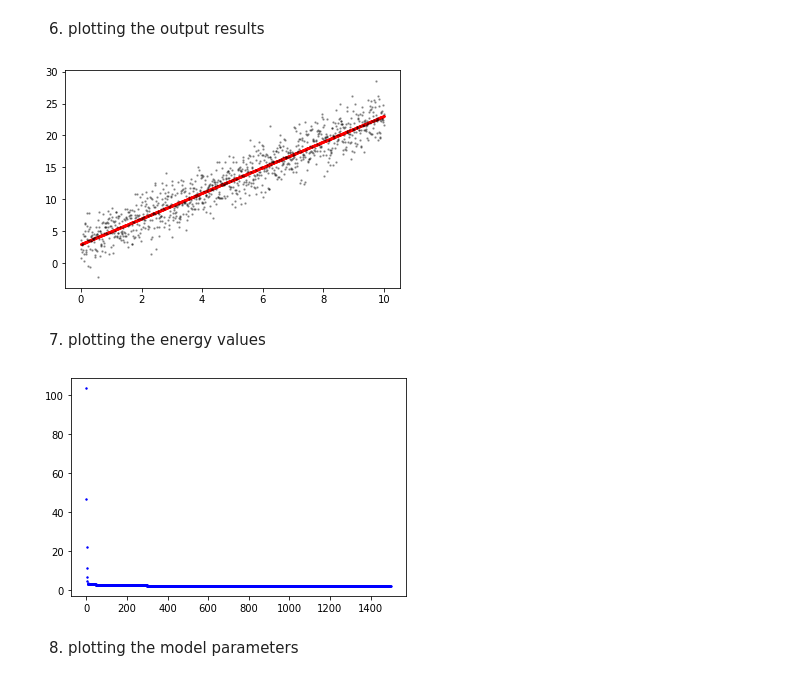
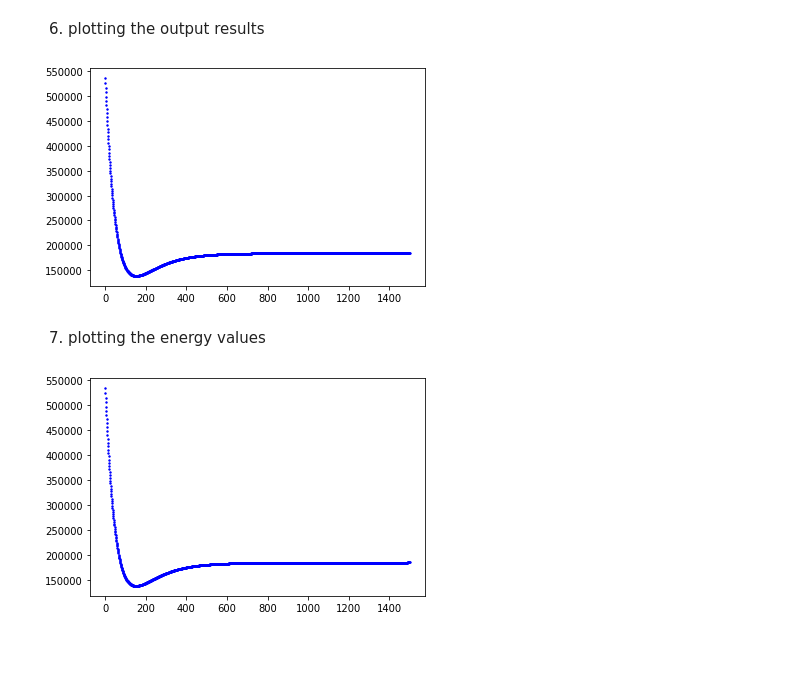
Before and after one commit to wseungjin/class-MachineLearning, a Jupyter notebook: 04/assignment04.ipynb, the cells around one changed output. Drawn from its saved outputs; the diff is of its cells as text; code cells hidden in the pictures; blank space fills up the shorter version.

```diff
--- a/04/assignment04.ipynb
+++ b/04/assignment04.ipynb
@@ -77,56 +77,45 @@ with open('data_test.csv', newline='') as myfile:
 # %% [markdown]
 4. Processing Gradient decent(training)
 # %%
-lr=0.001 #learning Rate
+lr=0.0000001 #learning Rate
 
 W=np.random.randn(4)*0.1
 W=W.reshape(4,1)
 
 W_=np.zeros((4,1))
 
+train_X=train_X.T
+train_Y=train_Y.T
 
-
-train_X=train_X.reshape(4,300)
-train_Y=train_Y.reshape(1,300)
-
-test_X=test_X.reshape(4,300)
-test_Y=test_Y.reshape(1,300)
-
-print(train_X.shape)
-print(train_Y.shape)
-
-print(W.shape)
-print(W_.shape)
-
-print(W.T.shape)
+test_X=test_X.T
+test_Y=test_Y.T
 
 for iter in range(epoch):
 
-
     #calculate the train loss
-    loss=(np.dot(W.T,train_X)-train_Y)*(np.dot(W.T,train_X)-train_Y)
+    loss=(W*train_X-train_Y)*(W*train_X-train_Y)
     loss=1/(2*datanum)*np.sum(loss)
     train_loss_Array[iter]=loss
 
     print("train")
     print(loss)
 
-
-
     #calculate the train loss
-    loss=(np.dot(W.T,test_X))*(np.dot(W.T,test_X)-test_Y)
+    loss=(W*test_X-test_Y)*(W*test_X-test_Y)
     loss=1/(2*datanum)*np.sum(loss)
     test_loss_Array[iter]=loss
 
     print("test")
     print(loss)
 
-    W_[0] = 1/datanum*np.sum(W*train_X-train_Y)*train_X[0]
-    W_[1] = 1/datanum*np.sum(W*train_X-train_Y)*train_X[1]
-    W_[2] = 1/datanum*np.sum(W*train_X-train_Y)*train_X[2]
-    W_[3] = 1/datanum*np.sum(W*train_X-train_Y)*train_X[3]
+    W_[0] = 1/datanum*np.sum((W*train_X-train_Y)*train_X[0])
+    W_[1] = 1/datanum*np.sum((W*train_X-train_Y)*train_X[1])
+    W_[2] = 1/datanum*np.sum((W*train_X-train_Y)*train_X[2])
+    W_[3] = 1/datanum*np.sum((W*train_X-train_Y)*train_X[3])
 
+#     print(W_)
+#     print(W)
     # update the parameters
     W = W - W_ * lr
-    W_Array[iter] = W
+    W_Array[iter] = W.reshape(4)
 # %% [output]
@@ -151,17 +159,14 @@ plt.show()
 # %% [markdown]
 6. plotting the output results
 # %%
-plt.scatter(x_,new_y ,c="r",s=2)
-plt.scatter(x_,noise_y ,c="black",s=2,alpha=0.5 )
+plt.scatter(x_epoch,train_loss_Array,c="b",s=2)
 plt.show()
 # %% [output]
-[figure, old version]
+[figure, new version]
 # %% [markdown]
 7. plotting the energy values
 # %%
-plt.scatter(x_epoch,loss_Array ,c="b",s=2)#loss
+plt.scatter(x_epoch,test_loss_Array,c="b",s=2)
 plt.show()
 # %% [output]
-[figure, old version]
+[figure, new version]
-# %% [markdown]
-8. plotting the model parameters
```
Also changed, not shown: parts of 4 cells of this notebook.
